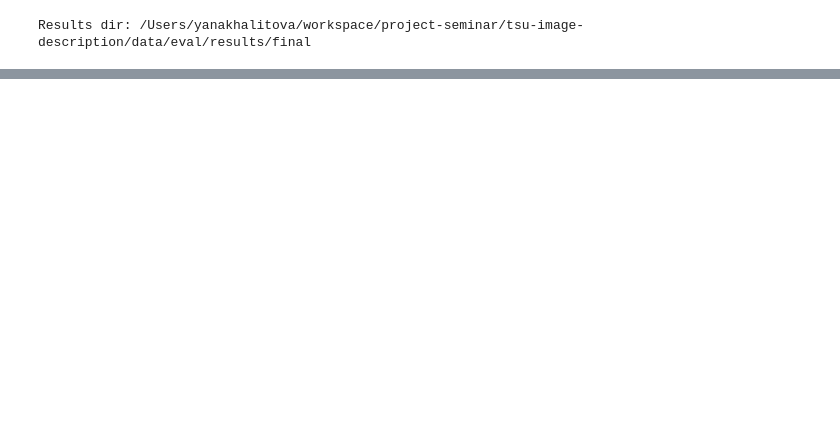
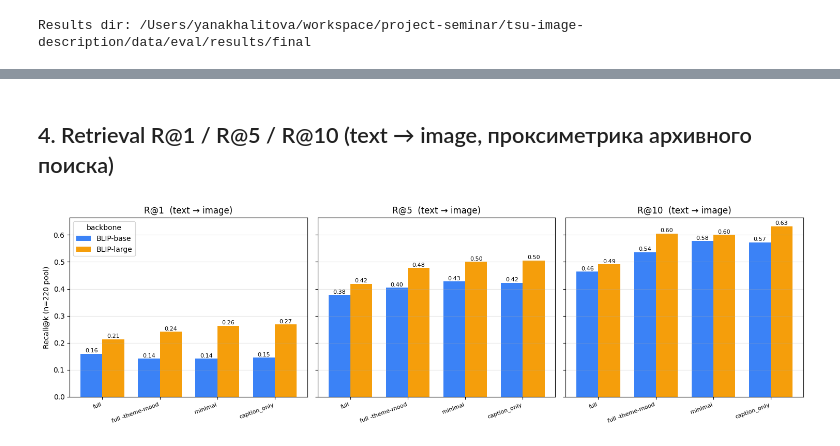
Before and after one commit to azat-khatyn/tsu-image-description, a Jupyter notebook: notebooks/experiments_results.ipynb, the cells around one changed output, grey strips where cells are left out. Saved outputs shown, nothing was run; the diff lists cells and outputs as text; code cells hidden in the pictures; blank space fills up the shorter version.

```diff
--- a/notebooks/experiments_results.ipynb
+++ b/notebooks/experiments_results.ipynb
@@ -58,0 +31,28 @@ for label, r in runs.items():
+# %%
+RUN_SPEC = [
+    ('BLIP-base',  'full',             'baseline (full template)',           'metrics_triad_baseline_n220.json'),
+    ('BLIP-base',  'full -theme-mood', 'E-16 (full -theme -mood)',           'metrics_triad_E-16_drop_theme_n220.json'),
+    ('BLIP-base',  'minimal',          'E-16b (minimal)',                    'metrics_triad_E-16b_minimal_n220.json'),
+    ('BLIP-base',  'caption_only',     'E-16c (caption only)',               'metrics_triad_E-16c_caption_only_n220.json'),
+    ('BLIP-large', 'full',             'E-1 (full template)',                'metrics_triad_E-1_blip_large_n220.json'),
+    ('BLIP-large', 'full -theme-mood', 'E-1+E-16 (full -theme -mood)',       'metrics_triad_E-1+16_blip_large_drop_theme_n220.json'),
+    ('BLIP-large', 'minimal',          'E-1+E-16b (minimal)',                'metrics_triad_E-1+16b_blip_large_minimal_n220.json'),
+    ('BLIP-large', 'caption_only',     'E-1+E-16c (caption only)',           'metrics_triad_E-1+16c_blip_large_caption_only_n220.json'),
+]
+
+runs = []
+for backbone, tmpl, label, fname in RUN_SPEC:
+    path = RESULTS_DIR / fname
+    if not path.exists():
+        print(f'[WARN] missing {fname}')
+        continue
+    runs.append({
+        'backbone': backbone,
+        'template': tmpl,
+        'label':    label,
+        'data':     json.loads(path.read_text(encoding='utf-8')),
+    })
+
+for r in runs:
+    n = r['data']['summary']['num_examples']
+    print(f"  {r['backbone']:11s}  {r['template']:18s}  {r['label']:38s}  n={n}")
@@ -133,0 +158,21 @@ plt.show()
+# %% [markdown]
+## 4. Retrieval R@1 / R@5 / R@10 (text → image, проксиметрика архивного поиска)
+# %%
+fig, axes = plt.subplots(1, 3, figsize=(15, 4.5), sharey=True)
+for ax, k_label in zip(axes, ['R@1', 'R@5', 'R@10']):
+    for i, b in enumerate(backbones):
+        vals = [lookup(b, t)['data']['summary']['retrieval']['t2i'][k_label] for t in templates]
+        offset = (i - 0.5) * w
+        ax.bar(x + offset, vals, w, label=b, color=colors[b])
+        for j, v in enumerate(vals):
+            ax.text(x[j] + offset, v + 0.005, f'{v:.2f}', ha='center', fontsize=8)
+    ax.set_xticks(x)
+    ax.set_xticklabels(templates, rotation=20, ha='right', fontsize=8)
+    ax.set_title(f'{k_label}  (text → image)')
+    ax.grid(axis='y', alpha=0.3)
+axes[0].set_ylabel('Recall@k (n=220 pool)')
+axes[0].legend(title='backbone', loc='upper left')
+plt.tight_layout()
+plt.show()
+# %% [output]
+[figure, added]
```
Also changed, not shown: parts of 25 cells of this notebook, 7 other files.
